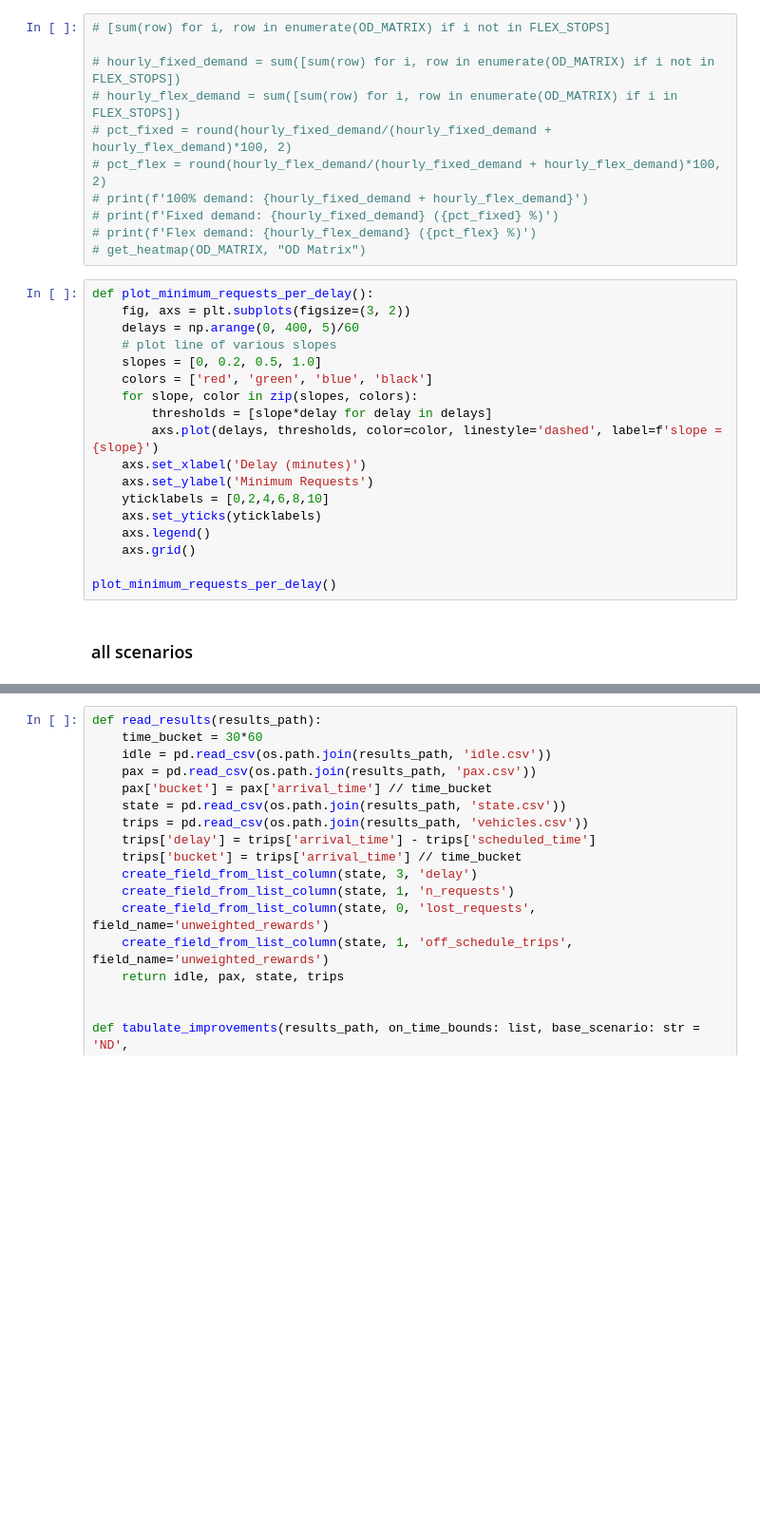
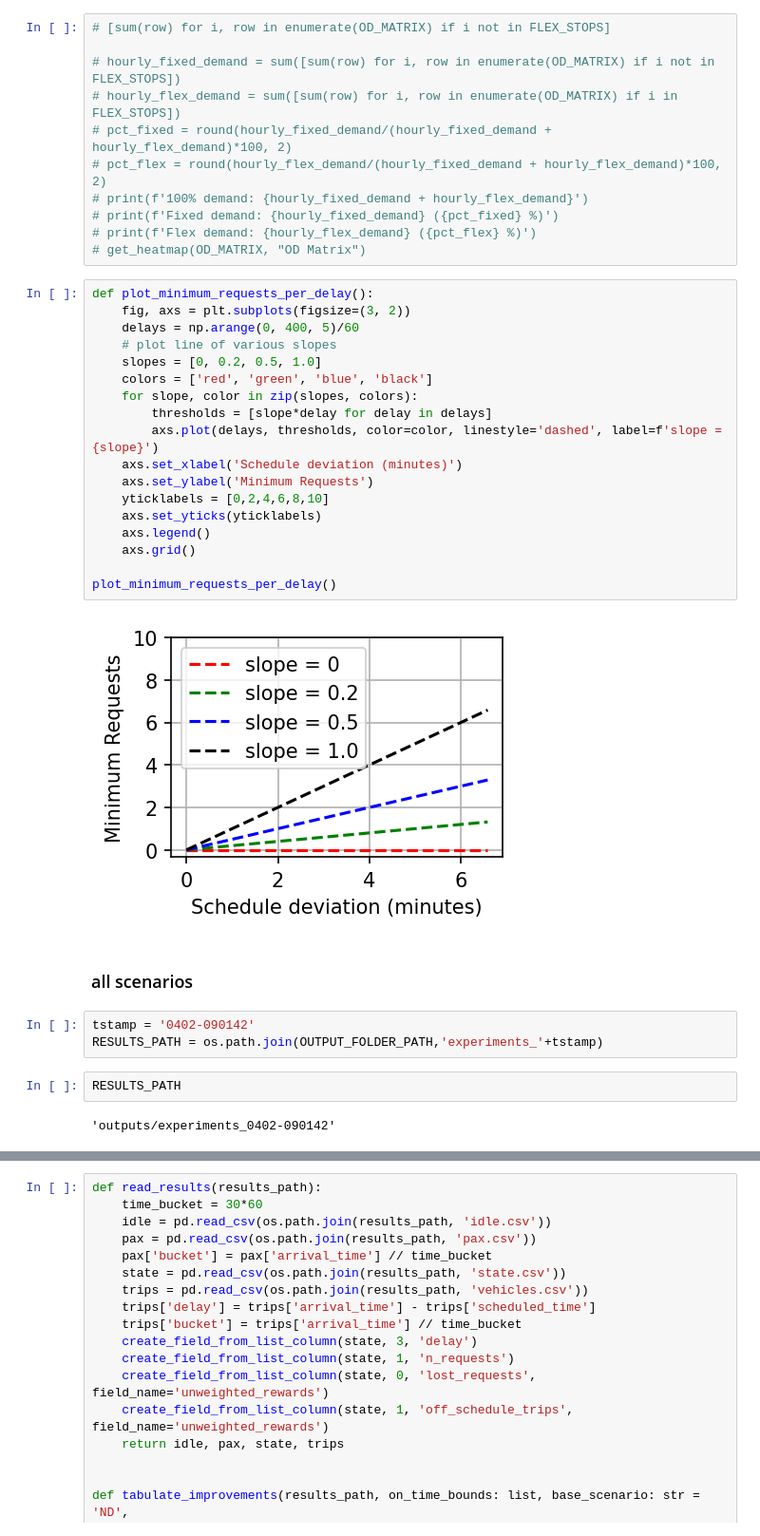
Before and after one commit to joerovar/flex-bus-sim, a Jupyter notebook: results.ipynb, the cells around one changed output, grey strips where cells are left out. Shown at 95% size. Saved outputs shown, nothing was run; the diff lists cells and outputs as text; blank space fills up the shorter version.

```diff
--- a/results.ipynb
+++ b/results.ipynb
@@ -18,20 +18,29 @@ import os
 # %%
 def plot_minimum_requests_per_delay():
     fig, axs = plt.subplots(figsize=(3, 2))
     delays = np.arange(0, 400, 5)/60
     # plot line of various slopes
     slopes = [0, 0.2, 0.5, 1.0]
     colors = ['red', 'green', 'blue', 'black']
     for slope, color in zip(slopes, colors):
         thresholds = [slope*delay for delay in delays]
         axs.plot(delays, thresholds, color=color, linestyle='dashed', label=f'slope = {slope}')
-    axs.set_xlabel('Delay (minutes)')
+    axs.set_xlabel('Schedule deviation (minutes)')
     axs.set_ylabel('Minimum Requests')
     yticklabels = [0,2,4,6,8,10]
     axs.set_yticks(yticklabels)
     axs.legend()
     axs.grid()
 
 plot_minimum_requests_per_delay()
+# %% [output]
+[figure, added]
 # %% [markdown]
 ### all scenarios
+# %%
+tstamp = '0402-090142'
+RESULTS_PATH = os.path.join(OUTPUT_FOLDER_PATH,'experiments_'+tstamp)
+# %%
+RESULTS_PATH
+# %% [output]
+'outputs/experiments_0402-090142'
```
Also changed, not shown: parts of 11 cells of this notebook, 8 other files.
